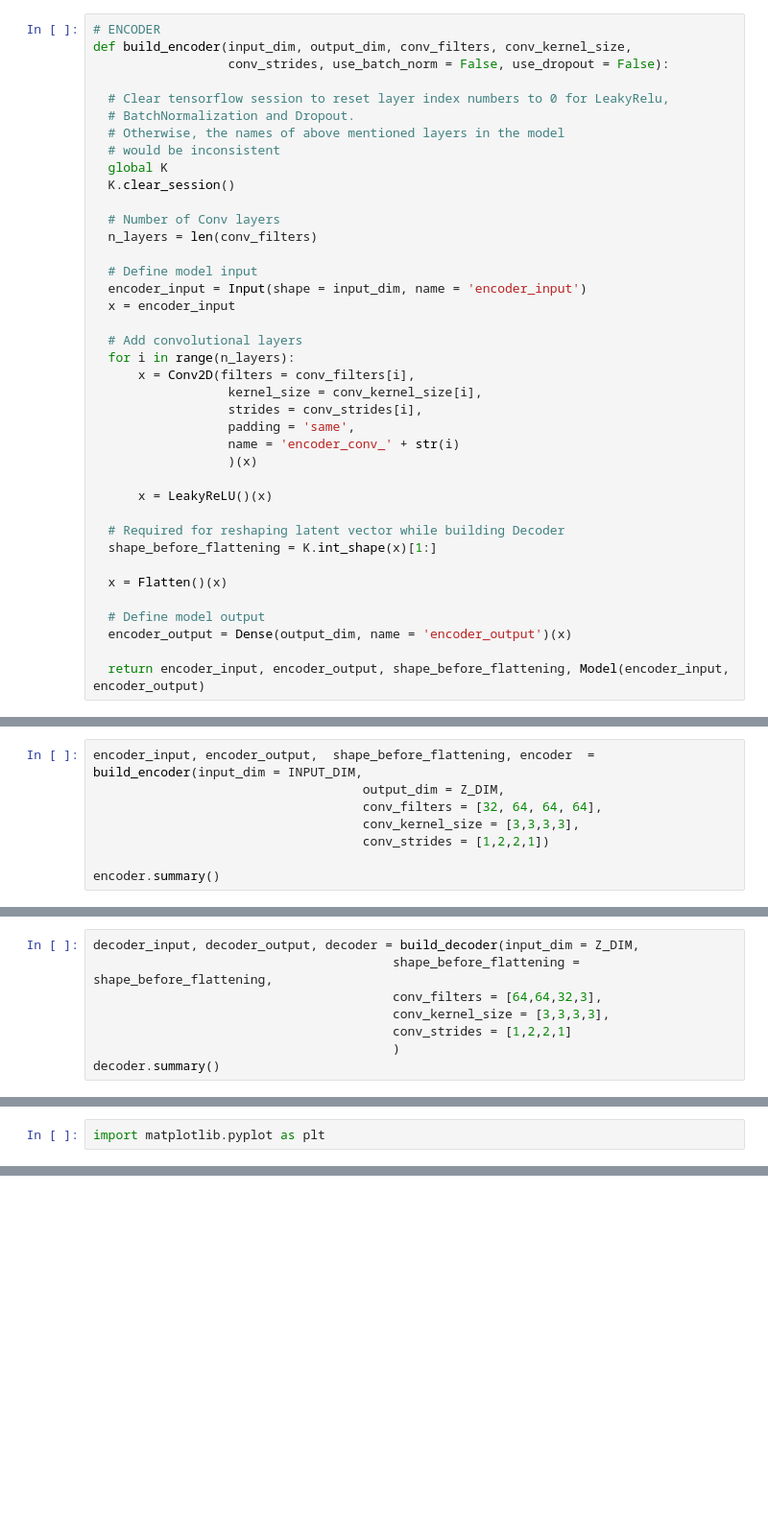
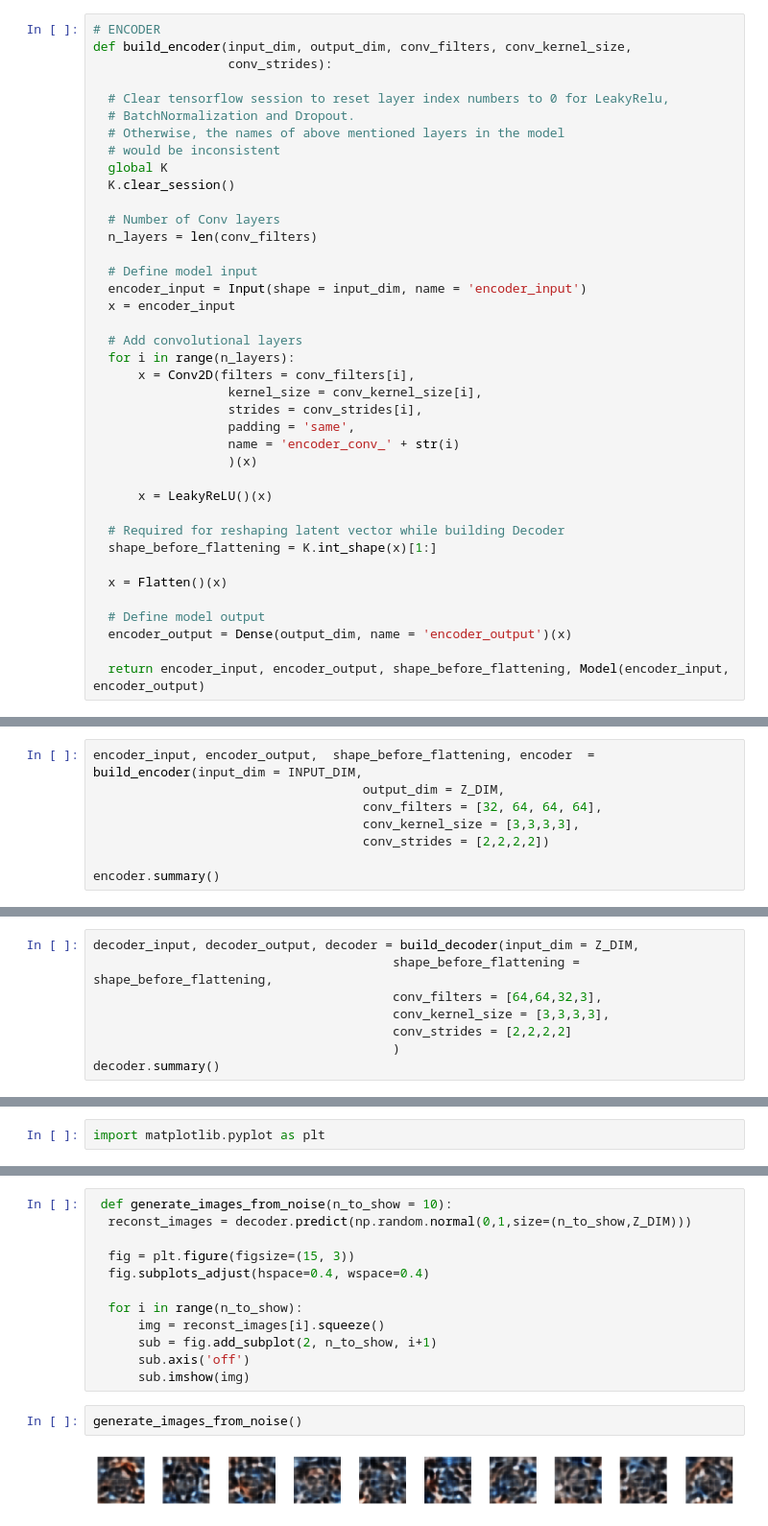
Before and after one commit to dhanushkamath/VariationalAutoencoder, a Jupyter notebook: Variational_Autoencoder.ipynb, the cells around one changed output, grey strips where cells are left out. Shown at 96% size. Drawn from its saved outputs; the diff is of its cells as text; blank space fills up the shorter version.

```diff
--- a/Variational_Autoencoder.ipynb
+++ b/Variational_Autoencoder.ipynb
@@ -118,7 +117,7 @@ Since any cylinder can be constructed with two parameters - its height and diame
 # %%
 # ENCODER
 def build_encoder(input_dim, output_dim, conv_filters, conv_kernel_size,
-                  conv_strides, use_batch_norm = False, use_dropout = False):
+                  conv_strides):
 
   # Clear tensorflow session to reset layer index numbers to 0 for LeakyRelu,
   # BatchNormalization and Dropout.
@@ -166,7 +165,7 @@ encoder_input, encoder_output,  shape_before_flattening, encoder  = build_encode
                                     output_dim = Z_DIM,
                                     conv_filters = [32, 64, 64, 64],
                                     conv_kernel_size = [3,3,3,3],
-                                    conv_strides = [1,2,2,1])
+                                    conv_strides = [2,2,2,2])
 
 encoder.summary()
 # %% [output]
@@ -238,7 +237,7 @@ decoder_input, decoder_output, decoder = build_decoder(input_dim = Z_DIM,
                                         shape_before_flattening = shape_before_flattening,
                                         conv_filters = [64,64,32,3],
                                         conv_kernel_size = [3,3,3,3],
-                                        conv_strides = [1,2,2,1]
+                                        conv_strides = [2,2,2,2]
                                         )
 decoder.summary()
 # %% [output]
@@ -339,0 +416,16 @@ import matplotlib.pyplot as plt
+# %%
+ def generate_images_from_noise(n_to_show = 10):
+  reconst_images = decoder.predict(np.random.normal(0,1,size=(n_to_show,Z_DIM)))
+
+  fig = plt.figure(figsize=(15, 3))
+  fig.subplots_adjust(hspace=0.4, wspace=0.4)
+
+  for i in range(n_to_show):
+      img = reconst_images[i].squeeze()
+      sub = fig.add_subplot(2, n_to_show, i+1)
+      sub.axis('off')
+      sub.imshow(img)
+# %%
+generate_images_from_noise()
+# %% [output]
+[figure, added]
```
Also changed, not shown: parts of 61 cells of this notebook.
